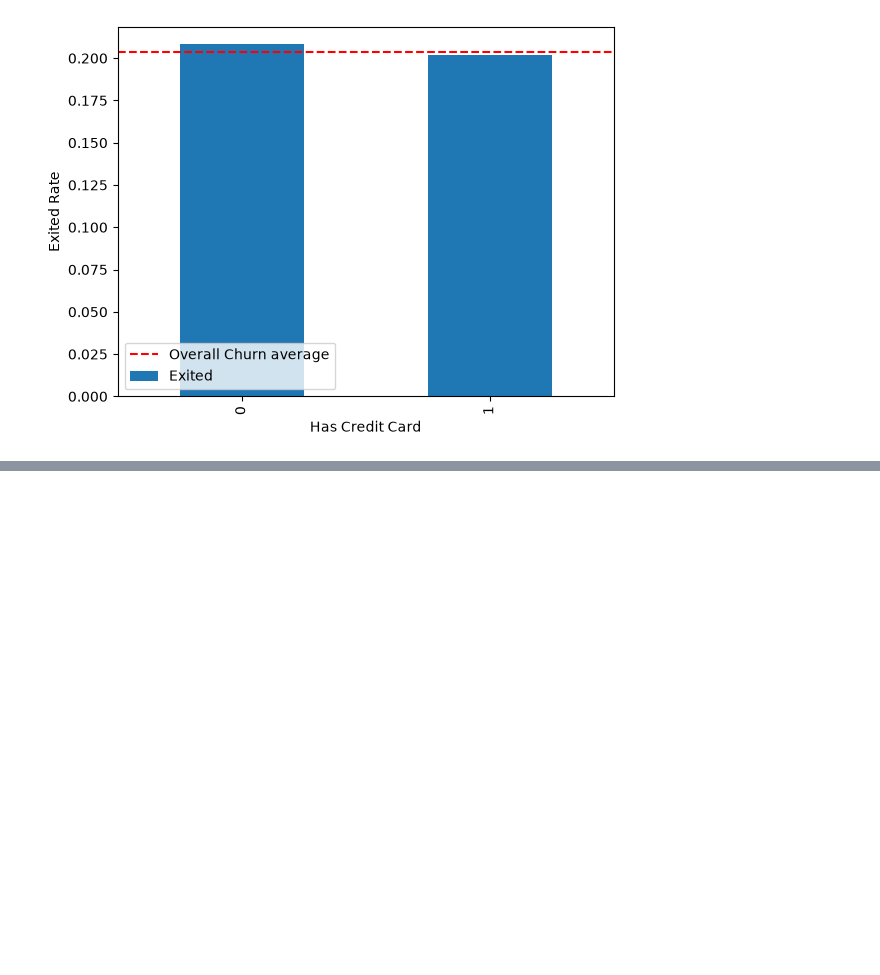
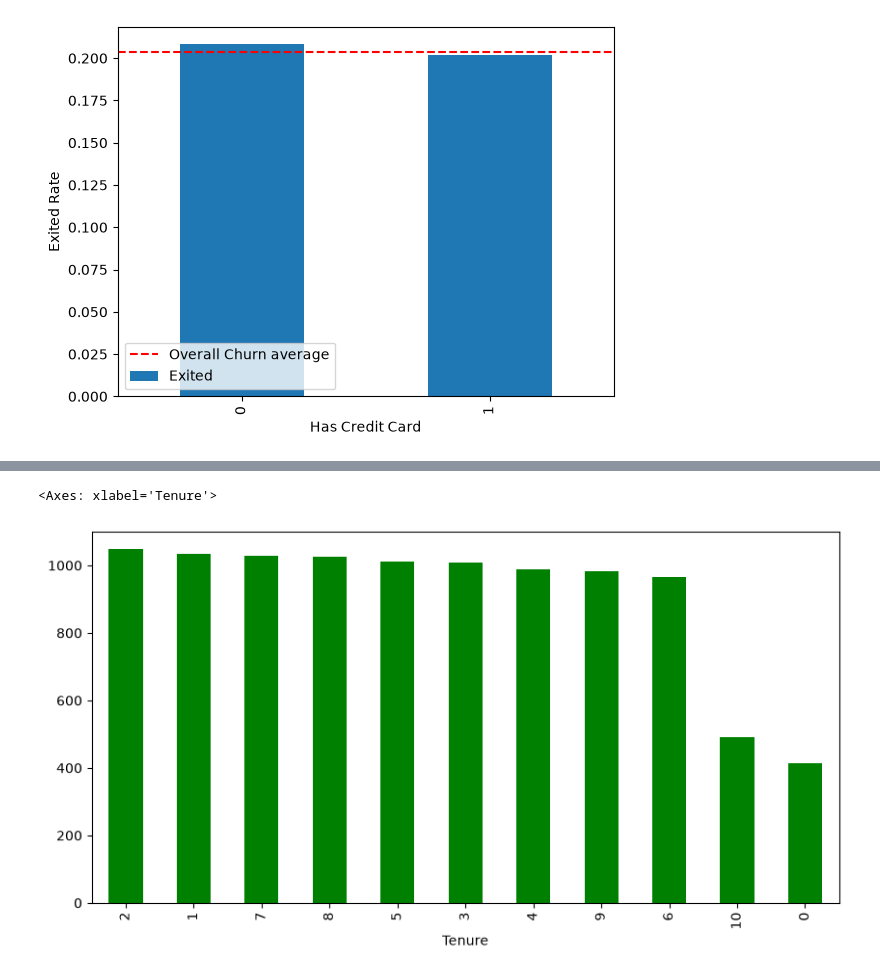
Before and after one commit to olaoluwacode/UD_Customer_Churn_Prediction, a Jupyter notebook: eda.ipynb, the cells around one changed output, grey strips where cells are left out. Saved outputs shown, nothing was run; the diff lists cells and outputs as text; code cells hidden in the pictures; blank space fills up the shorter version.

Commit message:
plotting tenure data

```diff
--- a/eda.ipynb
+++ b/eda.ipynb
@@ -223,0 +235,5 @@ plt.show()
+# %%
+da['Tenure'].value_counts().plot(kind='bar', figsize=(10, 5), color='green')
+# %% [output]
+<Axes: xlabel='Tenure'>
+[figure, added]
```
Also changed, not shown: parts of 2 cells of this notebook.
